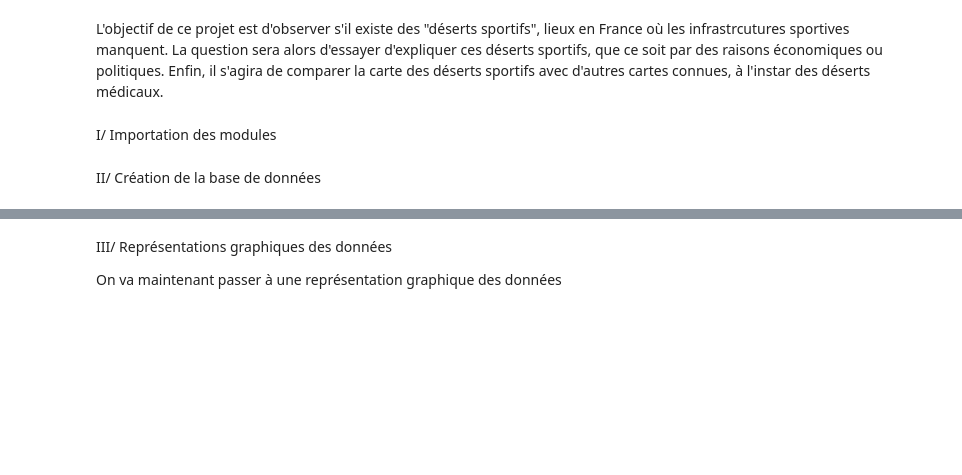
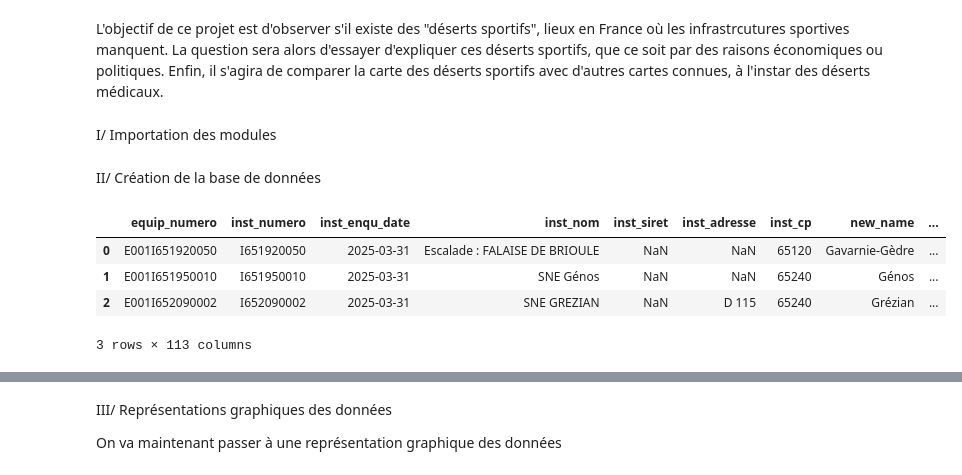
Before and after one commit to MaximeHirsch/Projet-python-deserts-sportifs, a Jupyter notebook: Projet.ipynb, the cells around one changed output, grey strips where cells are left out. Cells and saved outputs as stored; diff of their text form; code cells hidden in the pictures; blank space fills up the shorter version.

```diff
--- a/Projet.ipynb
+++ b/Projet.ipynb
@@ -38,8 +38,12 @@ II/ Création de la base de données
 # %%
 #Visualisation de la base de données principale
 equipement.head(3)
-for c in equipement.columns:
-    print(c)
+# %% [output]
+|  | equip_numero | inst_numero | inst_enqu_date | inst_nom | inst_siret | inst_adresse | inst_cp | new_name | ... |
+| 0 | E001I651920050 | I651920050 | 2025-03-31 | Escalade : FALAISE DE BRIOULE | NaN | NaN | 65120 | Gavarnie-Gèdre | ... |
+| 1 | E001I651950010 | I651950010 | 2025-03-31 | SNE Génos | NaN | NaN | 65240 | Génos | ... |
+| 2 | E001I652090002 | I652090002 | 2025-03-31 | SNE GREZIAN | NaN | D 115 | 65240 | Grézian | ... |
+3 rows × 113 columns
 # %%
 #Visualisation de la base de données sur les informations économiques et démographiques
 df_communes.head(3)
```
Also changed, not shown: parts of 42 cells of this notebook, 4 other files.
